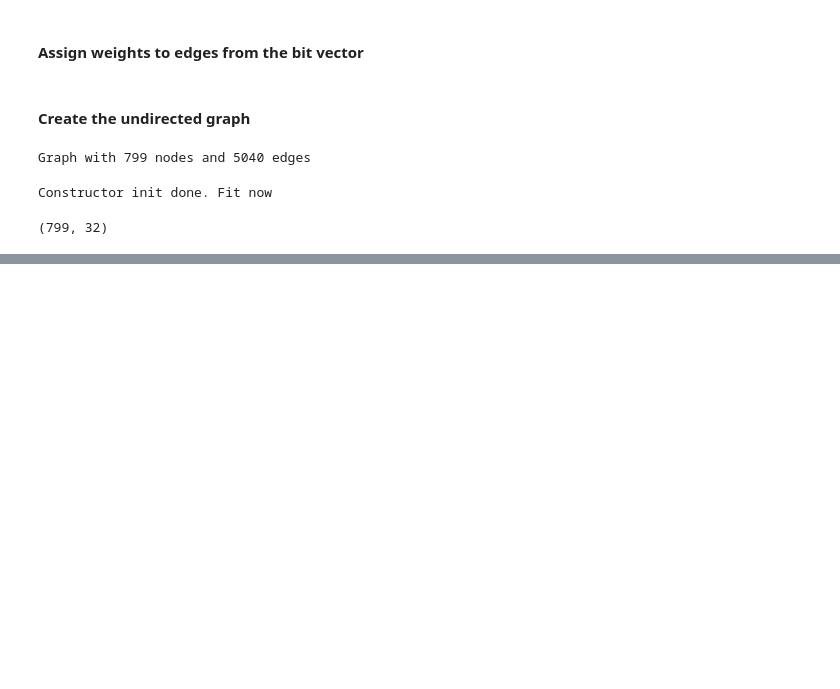
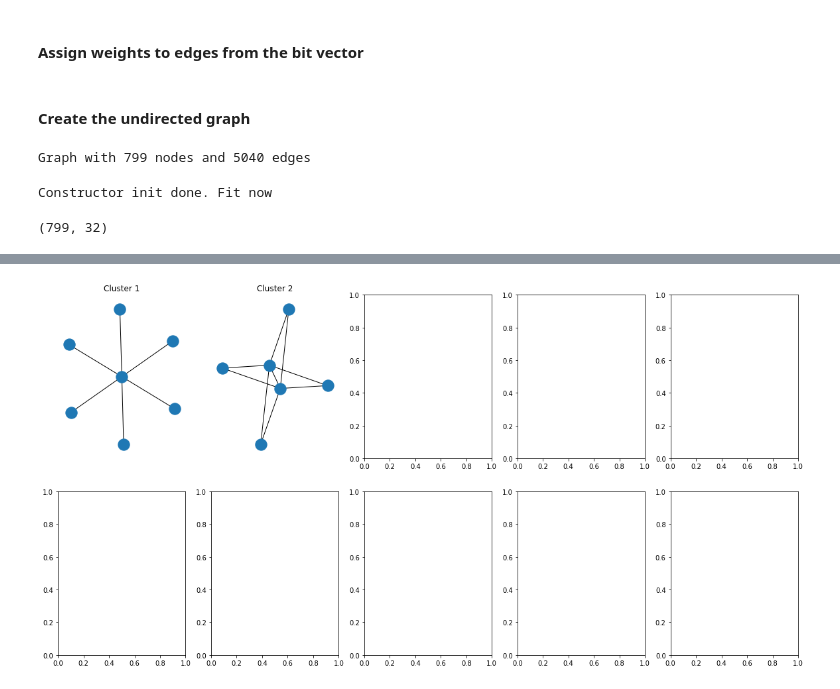
Before and after one commit to Aayush2492/Fraud-Analytics-Assignments, a Jupyter notebook: 1/src/main.ipynb, the cells around one changed output, grey strips where cells are left out. Saved outputs shown, nothing was run; the diff lists cells and outputs as text; code cells hidden in the pictures; blank space fills up the shorter version.

```diff
--- a/1/src/main.ipynb
+++ b/1/src/main.ipynb
@@ -174,0 +159,8 @@ ax.legend(loc='lower left')
+# %%
+nodes = list(G_undirected.nodes())
+label_to_node = {}
+for index, label in enumerate(clustering.labels_):
+    if label not in label_to_node:
+        label_to_node[label] = [nodes[index]]
+    else:
+        label_to_node[label].append(nodes[index])
@@ -174,0 +175,15 @@ ax.legend(loc='lower left')
+# %%
+nrows = 2
+ncols = 5
+
+fig, axes = plt.subplots(nrows=nrows, ncols=ncols, figsize=(20, 10))
+
+for i in range(nrows):
+    for j in range(ncols):
+        index = i * ncols + j
+        if index >= len(label_to_node.keys()) - 1:
+            break
+        nx.draw(G_undirected.subgraph(label_to_node[index]), ax=axes[i][j])
+        axes[i][j].set_title(f'Cluster {index + 1}')
+# %% [output]
+[figure, added]
```
Also changed, not shown: parts of 7 cells of this notebook, 2 other files.
